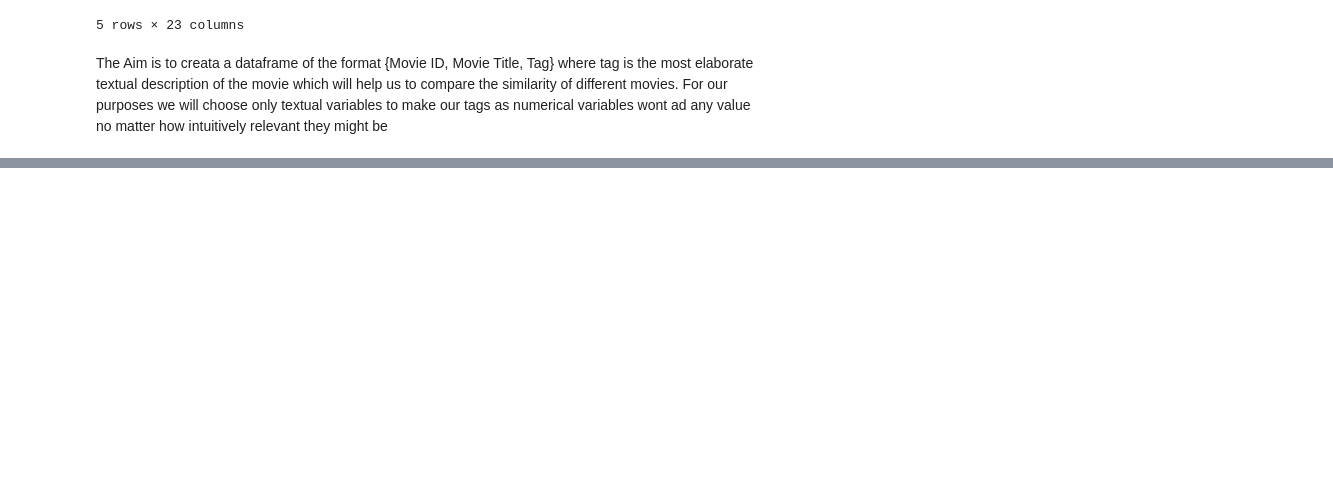
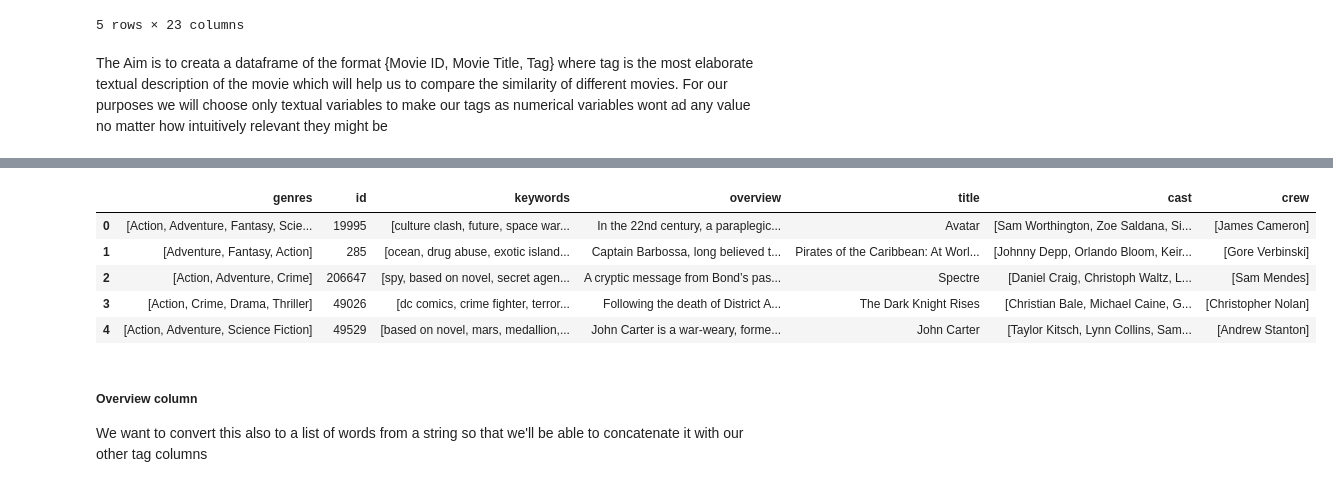
Before and after one commit to ajinkeya17/Movie-Recommender-System, a Jupyter notebook: Movie Recommendor Model.ipynb, the cells around one changed output, grey strips where cells are left out. Saved outputs shown, nothing was run; the diff lists cells and outputs as text; code cells hidden in the pictures; blank space fills up the shorter version.

```diff
--- a/Movie Recommendor Model.ipynb
+++ b/Movie Recommendor Model.ipynb
@@ -79,0 +240,12 @@ Our aim is to reduce this dataset to {ID,Title,Tag} format where Tag is the comb
+# %%
+# creating a helper function
+
+import ast  #library to convert string representation of a list to the list
+def crew_simplifier(data):
+    l = ast.literal_eval(data)
+    names = []
+    for dic in l:
+        if dic['job'].lower().strip() == 'director':
+            names.append(dic['name'])
+
+    return names
@@ -79,0 +271,13 @@ Our aim is to reduce this dataset to {ID,Title,Tag} format where Tag is the comb
+# %%
+df['crew'] = df['crew'].apply(lambda x:crew_simplifier(x))
+df.head()
+# %% [output]
+|  | genres | id | keywords | overview | title | cast | crew |
+| 0 | [Action, Adventure, Fantasy, Scie... | 19995 | [culture clash, future, space war... | In the 22nd century, a paraplegic... | Avatar | [Sam Worthington, Zoe Saldana, Si... | [James Cameron] |
+| 1 | [Adventure, Fantasy, Action] | 285 | [ocean, drug abuse, exotic island... | Captain Barbossa, long believed t... | Pirates of the Caribbean: At Worl... | [Johnny Depp, Orlando Bloom, Keir... | [Gore Verbinski] |
+| 2 | [Action, Adventure, Crime] | 206647 | [spy, based on novel, secret agen... | A cryptic message from Bond’s pas... | Spectre | [Daniel Craig, Christoph Waltz, L... | [Sam Mendes] |
+| 3 | [Action, Crime, Drama, Thriller] | 49026 | [dc comics, crime fighter, terror... | Following the death of District A... | The Dark Knight Rises | [Christian Bale, Michael Caine, G... | [Christopher Nolan] |
+| 4 | [Action, Adventure, Science Fiction] | 49529 | [based on novel, mars, medallion,... | John Carter is a war-weary, forme... | John Carter | [Taylor Kitsch, Lynn Collins, Sam... | [Andrew Stanton] |
+# %% [markdown]
+##### Overview column
+We want to convert this also to a list of words from a string so that we'll be able to concatenate it with our other tag columns
```
Also changed, not shown: parts of 73 cells of this notebook, 2 other files.
